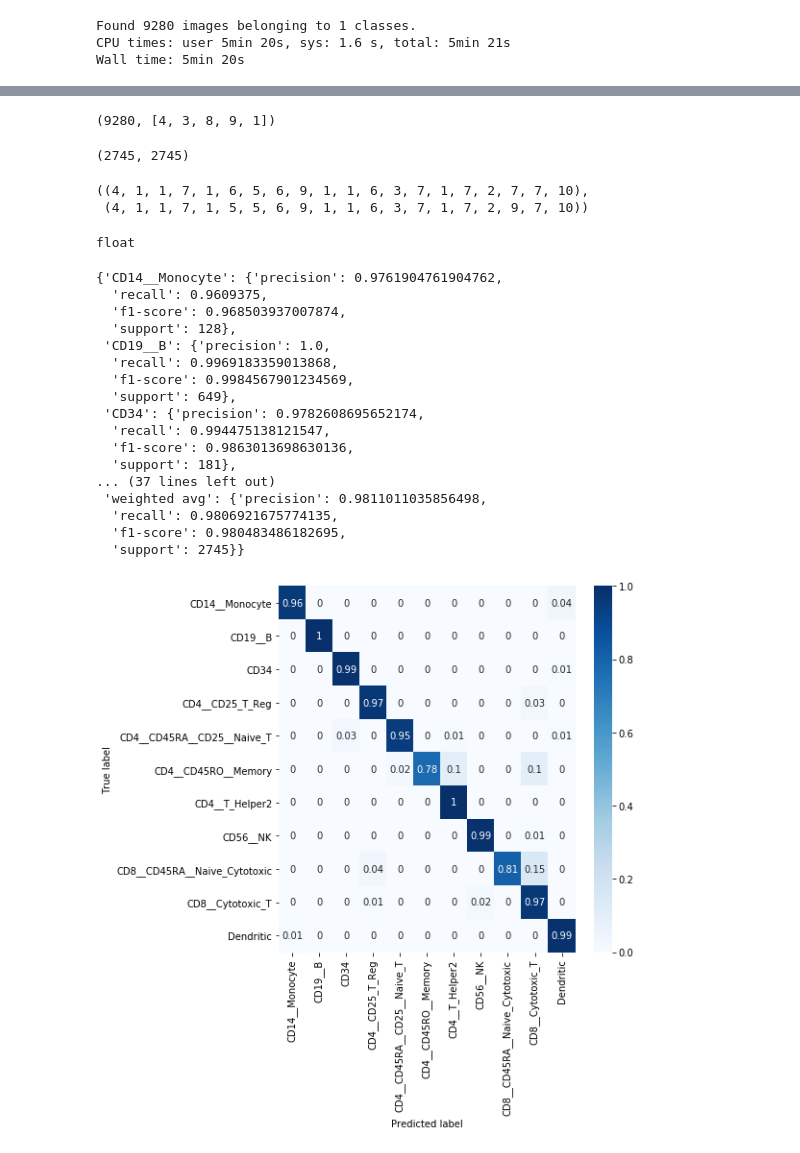
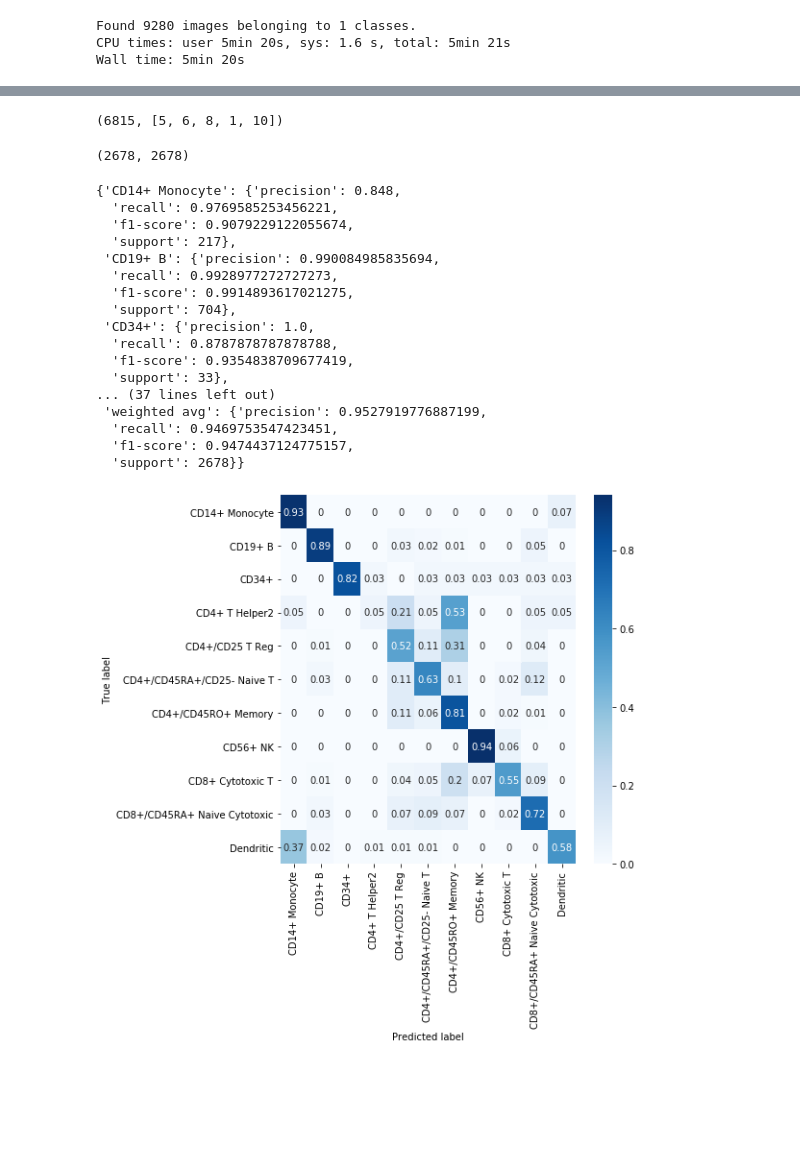
Before and after one commit to ding-lab/pollock, a Jupyter notebook: notebooks/example_from_expression_table.ipynb, the cells around one changed output, grey strips where cells are left out. Saved outputs shown, nothing was run; the diff lists cells and outputs as text; code cells hidden in the pictures; blank space fills up the shorter version.

Commit message:
add additional predict method

```diff
--- a/notebooks/example_from_expression_table.ipynb
+++ b/notebooks/example_from_expression_table.ipynb
@@ -345,5 +326,5 @@ _________________________________________________________________
 # %%
 # with tf.device('/device:XLA_GPU:0'):
 
-model.fit(pollock_dataset)
+model.fit(pollock_dataset, epochs=2)
 # %% [output]
@@ -427,6 +400,8 @@ Found 9280 images belonging to 1 classes.
 CPU times: user 5min 20s, sys: 1.6 s, total: 5min 21s
 Wall time: 5min 20s
 # %%
-probs = model.predict(prediction_dataset)
+# probs = model.predict(prediction_dataset)
+probs = model.predict(X_val)
+
 probs.shape
 # %% [output]
@@ -449,50 +418,45 @@ len(predictions), predictions[:5]
 # %%
-cell_type_to_index = {v:k for k, v in enumerate(prediction_dataset.cell_types)}
+# cell_type_to_index = {v:k for k, v in enumerate(prediction_dataset.cell_types)}
+# groundtruth = [cell_type_to_index[cell_type]
+#                for cell_type in adata[prediction_dataset.cell_ids, :].obs['x']]
+
+cell_type_to_index = {v:k for k, v in enumerate(pollock_dataset.cell_types)}
 groundtruth = [cell_type_to_index[cell_type]
-               for cell_type in adata[prediction_dataset.cell_ids, :].obs['x']]
+               for cell_type in y_val]
 len(groundtruth), groundtruth[:5]
 # %% [output]
-(9280, [4, 3, 8, 9, 1])
+(6815, [5, 6, 8, 1, 10])
 # %%
 predictions, groundtruth = zip(*[(p, g) for p, g, prob in zip(predictions, groundtruth, max_prob)
-                                if prob > .95])
+                                if prob > .9])
 len(predictions), len(groundtruth)
 # %% [output]
-(2745, 2745)
+(2678, 2678)
-# %%
-predictions[:20], groundtruth[:20]
-# %% [output]
-((4, 1, 1, 7, 1, 6, 5, 6, 9, 1, 1, 6, 3, 7, 1, 7, 2, 7, 7, 10),
- (4, 1, 1, 7, 1, 5, 5, 6, 9, 1, 1, 6, 3, 7, 1, 7, 2, 9, 7, 10))
-# %%
-type(report['CD14__Monocyte']['precision'])
-# %% [output]
-float
 # %%
 from sklearn.metrics import classification_report
-report = classification_report(groundtruth, predictions, target_names=prediction_dataset.cell_types,
+report = classification_report(groundtruth, predictions, target_names=pollock_dataset.cell_types,
                                output_dict=True)
 report
 # %% [output]
-{'CD14__Monocyte': {'precision': 0.9761904761904762,
-  'recall': 0.9609375,
-  'f1-score': 0.968503937007874,
-  'support': 128},
- 'CD19__B': {'precision': 1.0,
-  'recall': 0.9969183359013868,
-  'f1-score': 0.9984567901234569,
-  'support': 649},
- 'CD34': {'precision': 0.9782608695652174,
-  'recall': 0.994475138121547,
-  'f1-score': 0.9863013698630136,
-  'support': 181},
+{'CD14+ Monocyte': {'precision': 0.848,
+  'recall': 0.9769585253456221,
+  'f1-score': 0.9079229122055674,
+  'support': 217},
+ 'CD19+ B': {'precision': 0.990084985835694,
+  'recall': 0.9928977272727273,
+  'f1-score': 0.9914893617021275,
+  'support': 704},
+ 'CD34+': {'precision': 1.0,
+  'recall': 0.8787878787878788,
+  'f1-score': 0.9354838709677419,
+  'support': 33},
 ... (37 lines left out)
- 'weighted avg': {'precision': 0.9811011035856498,
-  'recall': 0.9806921675774135,
-  'f1-score': 0.980483486182695,
-  'support': 2745}}
+ 'weighted avg': {'precision': 0.9527919776887199,
+  'recall': 0.9469753547423451,
+  'f1-score': 0.9474437124775157,
+  'support': 2678}}
 # %%
-c_df = pollock_analysis.get_confusion_matrix(predictions, groundtruth, prediction_dataset.cell_types)
+c_df = pollock_analysis.get_confusion_matrix(predictions, groundtruth, pollock_dataset.cell_types)
 # %% [output]
-[figure, old version]
+[figure, new version]
 # %%
```
Also changed, not shown: parts of 13 cells of this notebook, 1 other file.
